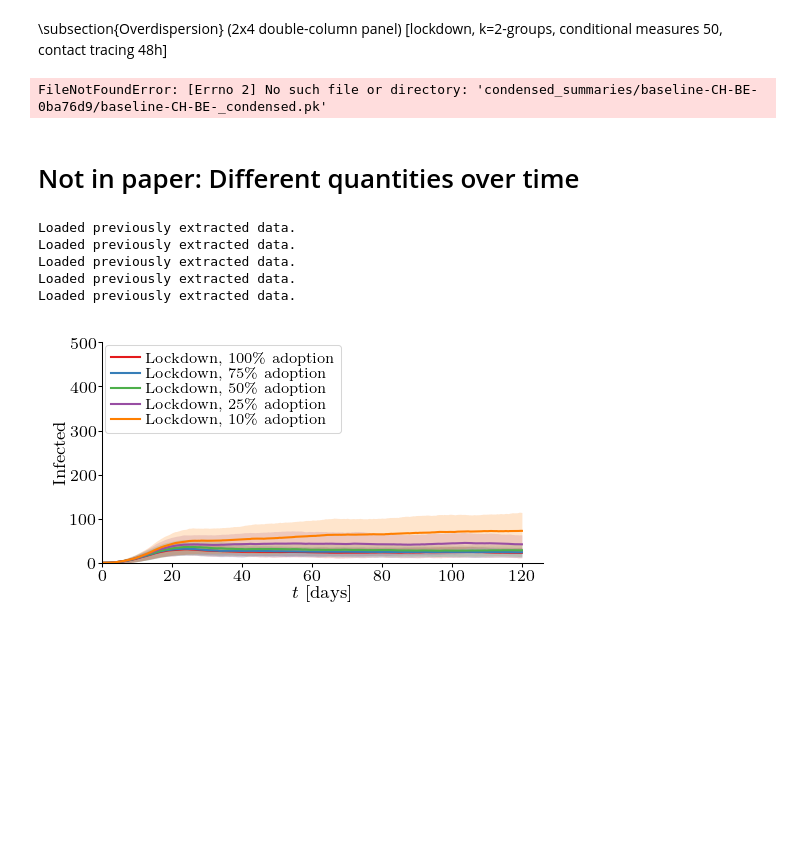
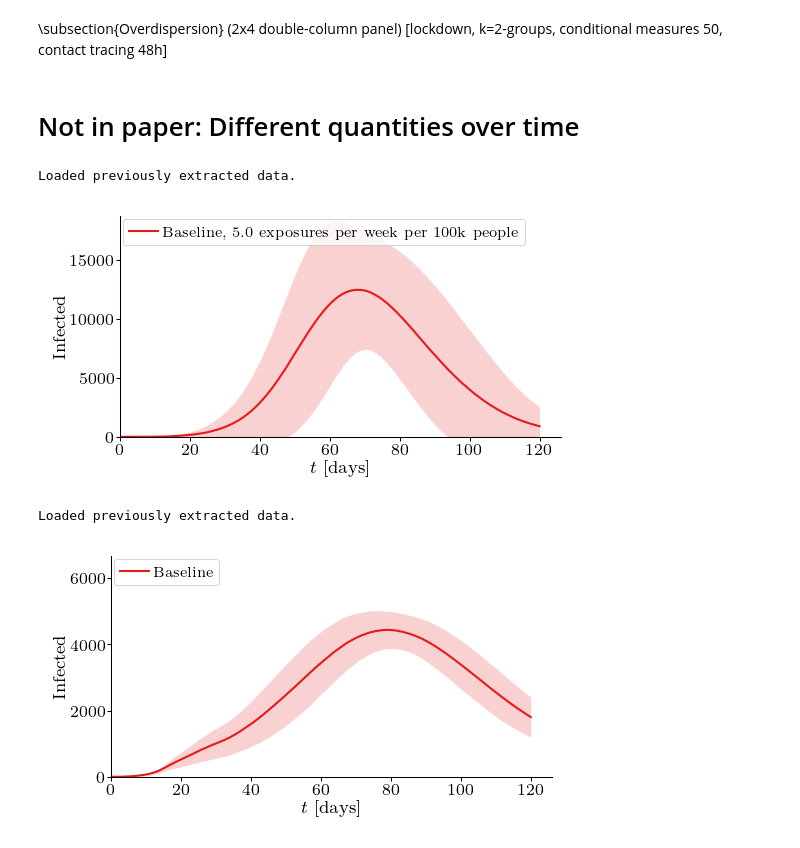
Before and after one commit to covid19-model/simulator, a Jupyter notebook: sim/sim-plot.ipynb, the cells around one changed output. Cells and saved outputs as stored; diff of their text form; code cells hidden in the pictures; blank space fills up the shorter version.

```diff
--- a/sim/sim-plot.ipynb
+++ b/sim/sim-plot.ipynb
@@ -220,33 +233,29 @@ def plot_daily_rt_kt(country, area, experiment, p_adoption):
 
     if experiment == 'Baseline':
         path = (f'baseline-{country}-{area}-{baseline_commithash}/'
-                  f'baseline-CH-BE-.pk')
+                  f'baseline-{country}-{area}-.pk')
 
     elif experiment == 'Lockdown':
         path = (f'lockdown-{country}-{area}-{commithash}/'
                       f'lockdown-{country}-{area}'
                       f'-p_compliance={p_adoption}'
-                      f'-beta_multiplier=0.5'
                       '.pk')
     elif experiment == 'Alternating curfews':
         path = (f'k-groups-{country}-{area}-{commithash}/'
                              f'k-groups-{country}-{area}'
                              f'-K_groups=2'
                              f'-p_compliance={p_adoption}'
-                             f'-beta_multiplier=0.5'
                              f'.pk')
     elif experiment == 'Vulnerable groups':
         path = (f'vulnerable-groups-{country}-{area}-{commithash}/'
                              f'vulnerable-groups-{country}-{area}'
                              f'-p_compliance={p_adoption}'
-                             f'-beta_multiplier=0.5'
                              f'.pk')
     elif experiment == 'Conditional measures':
         path = (f'conditional-measures-{country}-{area}-{commithash}/'
                              f'conditional-measures-{country}-{area}'
                              f'-max_incidence=50'
                              f'-p_compliance={p_adoption}'
-                             f'-beta_multiplier=0.5'
                              f'.pk')
     elif experiment == 'Tracing':
         path = (f'tracing-{country}-{area}-{tracing_commithash}/'
@@ -254,7 +263,6 @@ def plot_daily_rt_kt(country, area, experiment, p_adoption):
                       f'-p_adoption={p_adoption}'
                       f'-test_lag=48.0'
                       f'-tracing_threshold=0.016'
-                      f'-beta_multiplier=0.5'
                       '.pk')
 
     plot_filename = f'{experiment}-{country}-{area}'
@@ -284,66 +292,43 @@ def plot_daily_rt_kt(country, area, experiment, p_adoption):
 
 experiments = ['Baseline', 'Lockdown', 'Alternating curfews', 'Vulnerable groups', 'Conditional measures', 'Tracing']
 for experiment in experiments:
-    plot_daily_rt_kt('CH', 'BE', experiment=experiment, p_adoption=0.5)
+    plot_daily_rt_kt('CH', 'JU', experiment=experiment, p_adoption=0.5)
 
 
 # Crop pdf margins
 !bash crop_pdfs.sh plots/daily-nbinom-rts-*.pdf
 !bash crop_pdfs.sh plots/prob-secondaryCases-*.pdf
-# %% [output]
-FileNotFoundError: [Errno 2] No such file or directory: 'condensed_summaries/baseline-CH-BE-0ba76d9/baseline-CH-BE-_condensed.pk'
 # %% [markdown]
 # Not in paper: Different quantities over time
 # %%
 def plot_experiment_over_time(*, country, area, experiment, quantity, mode, ymax, ps_adoption):
 
     if experiment == 'Baseline':
-        paths = [f'baseline-CH-BE-{baseline_commithash}/'
-                 f'baseline-CH-BE'
-                 f'-expected_daily_base_expo_per100k={bexp}'
-                 f'-beta_multiplier=1.0.pk' for bexp in [5.0, 10.0, 15.0, 20.0, 25.0, 30.0]]
-
-
-
-
-
-
-# #             f'baseline-{country}-{area}-{baseline_commithash}/'
-# #                       f'baseline-CH-BE-'
-# #                     f'beta_multiplier=0.5'
-# #                     f'.pk',
-#                 f'baseline-{country}-{area}-cd1d945/'
-#                       f'baseline-CH-BE-.pk',
-
-#                 f'baseline-{country}-{area}-75f335d/'
-#                       f'baseline-CH-BE-'
-#                       f'beta_multiplier=0.5'
-#                       f'.pk']
+        paths = [f'baseline-{country}-{area}-{baseline_commithash}/'
+                 f'baseline-{country}-{area}'
+                 f'-expected_daily_base_expo_per100k=0.7142857142857143'
+                 f'.pk']
     elif experiment == 'Lockdown':
         paths = [f'lockdown-{country}-{area}-{commithash}/'
                       f'lockdown-{country}-{area}'
                       f'-p_compliance={p_adoption}'
-                      f'-beta_multiplier=0.5'
                       '.pk' for p_adoption in ps_adoption]
     elif experiment == 'Alternating curfews':
         paths = [f'k-groups-{country}-{area}-{commithash}/'
                              f'k-groups-{country}-{area}'
                              f'-K_groups=2'
                              f'-p_compliance={p_adoption}'
-                             f'-beta_multiplier=0.5'
                              f'.pk' for p_adoption in ps_adoption]
     elif experiment == 'Vulnerable groups':
         paths = [f'vulnerable-groups-{country}-{area}-{commithash}/'
                              f'vulnerable-groups-{country}-{area}'
                              f'-p_compliance={p_adoption}'
-                             f'-beta_multiplier=0.5'
                              f'.pk' for p_adoption in ps_adoption]
     elif experiment == 'Conditional measures':
         paths = [f'conditional-measures-{country}-{area}-{commithash}/'
                              f'conditional-measures-{country}-{area}'
                              f'-max_incidence=50'
                              f'-p_compliance={p_adoption}'
-                             f'-beta_multiplier=0.5'
                              f'.pk' for p_adoption in ps_adoption]
     elif experiment == 'Tracing':
         paths = [f'tracing-{country}-{area}-{tracing_commithash}/'
@@ -351,45 +336,40 @@ def plot_experiment_over_time(*, country, area, experiment, quantity, mode, ymax
                       f'-p_adoption={p_adoption}'
                       f'-test_lag=48.0'
                       f'-tracing_threshold=0.016'
-                      f'-beta_multiplier=1.0'
                       '.pk' for p_adoption in ps_adoption]
 
     if experiment == 'Baseline':
-        labels = [f'Baseline, {bexp} exposures per week per 100k people' for bexp in [5.0, 10.0, 15.0, 20.0, 25.0, 30.0]]
+        labels = [f'Baseline, {bexp} exposures per week per 100k people' for bexp in [5.0, 10.0, 20.0, 30.0, 40.0, 50.0, 100.0]]
         # labels = [experiment, experiment + ' with beta multipliers']
     else:
         labels = [experiment+', {:3.0f}\% adoption'.format(100 * p_adoption) for p_adoption in ps_adoption]
 
     plot_filename = f'{experiment}-{country}-{area}-{mode}-{quantity}'
 
     # plots
     plotter = Plotter()
 
     plotter.compare_quantity(
         paths,
         titles=labels,
         quantity=quantity,
         mode=mode,
         ymax=ymax,
         filename=plot_filename,
         figsize=lib_plot.FIG_SIZE_FULL_PAGE_DOUBLE_ARXIV_TALL,
         figformat='neurips-double',
         legend_is_left=True)
 
 
 
 plot_experiment_over_time(
     country='CH',
-    area='BE',
-    experiment='Lockdown',  # Allowed values: See function
+    area='JU',
+    experiment='Baseline',  # Allowed values: See function
     quantity='infected',    # Allowed values: ['infected', 'hosp', 'dead']
     mode='total',           # Allowed values: ['total', 'daily', 'cumulative', 'weekly incidence']
-    ymax=500,
-    ps_adoption=[1.0, 0.75, 0.5, 0.25, 0.1],)
+    ymax=None,
+    ps_adoption=[1.0, 0.75, 0.5, 0.25, 0.1, 0.0],)
 # %% [output]
 Loaded previously extracted data.
-Loaded previously extracted data.
-Loaded previously extracted data.
-Loaded previously extracted data.
-Loaded previously extracted data.
-[figure, old version]
+[figure, new version]
@@ -395,0 +396,8 @@ Loaded previously extracted data.
+# %%
+baseline = f'baseline-CH-JU-3cde09b/baseline-CH-JU-expected_daily_base_expo_per100k=5.0.pk'
+kgroups = f'k-groups-CH-JU-3cde09b/k-groups-CH-JU-K_groups=2-p_compliance=0.05.pk'
+lockdown = f'lockdown-CH-JU-3cde09b/lockdown-CH-JU-p_compliance=0.05.pk'
+plot_single_summary(baseline)
+# %% [output]
+Loaded previously extracted data.
+[figure, added]
```
Also changed, not shown: parts of 6 cells of this notebook.
